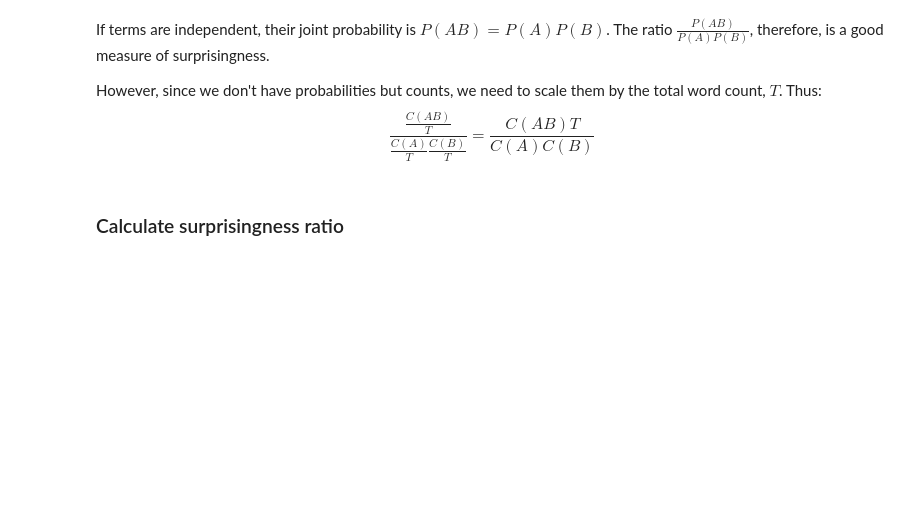
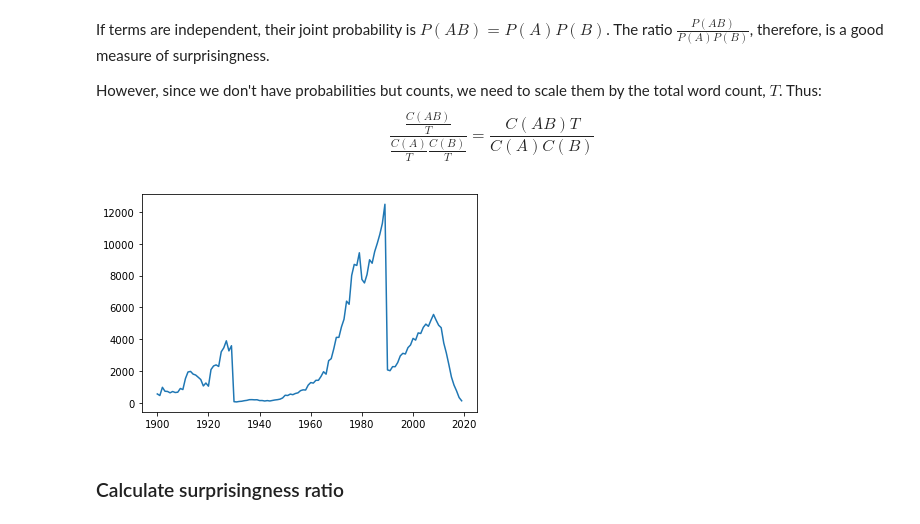
Before and after one commit to amcgail/kk-jstor-sociology, a Jupyter notebook: programming/cooccurence/cooc_networks-temp.ipynb, the cells around one changed output. Drawn from its saved outputs; the diff is of its cells as text; code cells hidden in the pictures; blank space fills up the shorter version.

```diff
--- a/programming/cooccurence/cooc_networks-temp.ipynb
+++ b/programming/cooccurence/cooc_networks-temp.ipynb
@@ -24,6 +24,13 @@ If terms are independent, their joint probability is $P(AB) = P(A)P(B)$. The rat
 
 However, since we don't have probabilities but counts, we need to scale them by the total word count, $T$. Thus:
 $$\frac{\frac{C(AB)}{T}}{ \frac{C(A)}{T}\frac{C(B)}{T} } = \frac{C(AB)T}{C(A)C(B)}$$
+# %%
+YS = range(1900,2020)
+plt.plot(YS,
+         [cc(fy=y) for y in YS]
+);
+# %% [output]
+[figure, added]
 # %% [markdown]
 ### Calculate surprisingness ratio
 # %%
```
Also changed, not shown: parts of 15 cells of this notebook.
